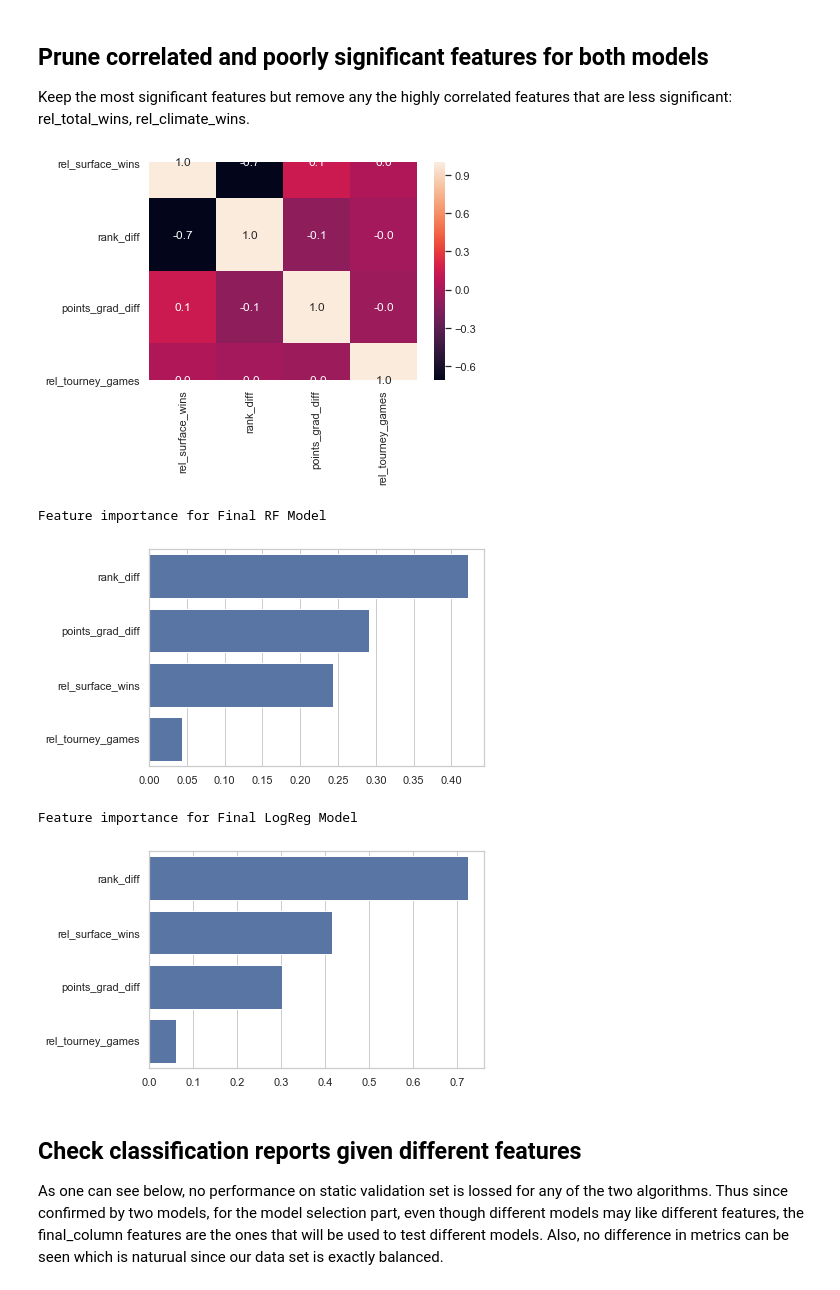
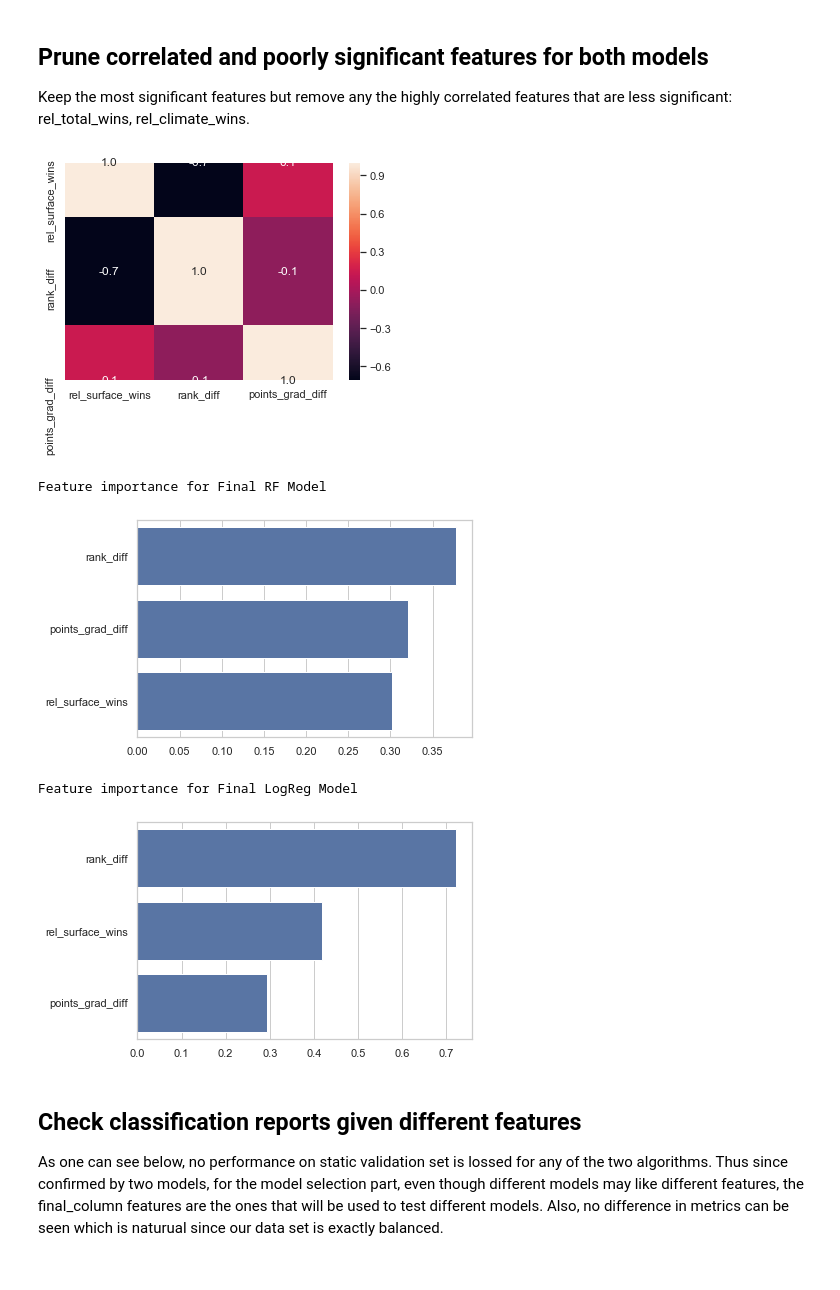
Before and after one commit to jost95/atp-tennis-predictions, a Jupyter notebook: eval_select_test.ipynb, the cells around one changed output. Drawn from its saved outputs; the diff is of its cells as text; code cells hidden in the pictures.

```diff
--- a/eval_select_test.ipynb
+++ b/eval_select_test.ipynb
@@ -219,31 +219,31 @@ plot_lr_feat_sign(X_train, lr_model.coef_[0])
 
 Keep the most significant features but remove any the highly correlated features that are less significant: rel_total_wins, rel_climate_wins.
 # %%
-final_columns = ['rel_surface_wins', 'rank_diff', 'points_grad_diff', 'rel_tourney_games']
+final_columns = ['rel_surface_wins', 'rank_diff', 'points_grad_diff']
 X_train_final = X_train.filter(final_columns)
 
 # Check new correlation plot
 sns.heatmap(X_train_final.corr(), annot=True, fmt='.1f')
 plt.show()
 
 rf_model_final = RandomForestClassifier(max_depth=rf_max_depth, n_estimators=rf_estimators)
 rf_model_final.fit(X_train_final, y_train)
 
 lr_model_final = LogisticRegression(solver=lr_solver)
 lr_model_final.fit(X_train_final, y_train)
 
 # Check new feature importances and significance
 print('Feature importance for Final RF Model')
 plot_rf_feat_imp(rf_model_final.feature_importances_, X_train_final.columns)
 
 print('Feature importance for Final LogReg Model')
 plot_lr_feat_sign(X_train_final, lr_model_final.coef_[0])
 # %% [output]
-[figure, old version]
+[figure, new version]
 Feature importance for Final RF Model
-[figure, old version]
+[figure, new version]
 Feature importance for Final LogReg Model
-[figure, old version]
+[figure, new version]
 # %% [markdown]
 ## Check classification reports given different features
 
```
Also changed, not shown: parts of 29 cells of this notebook, 1 other file.
